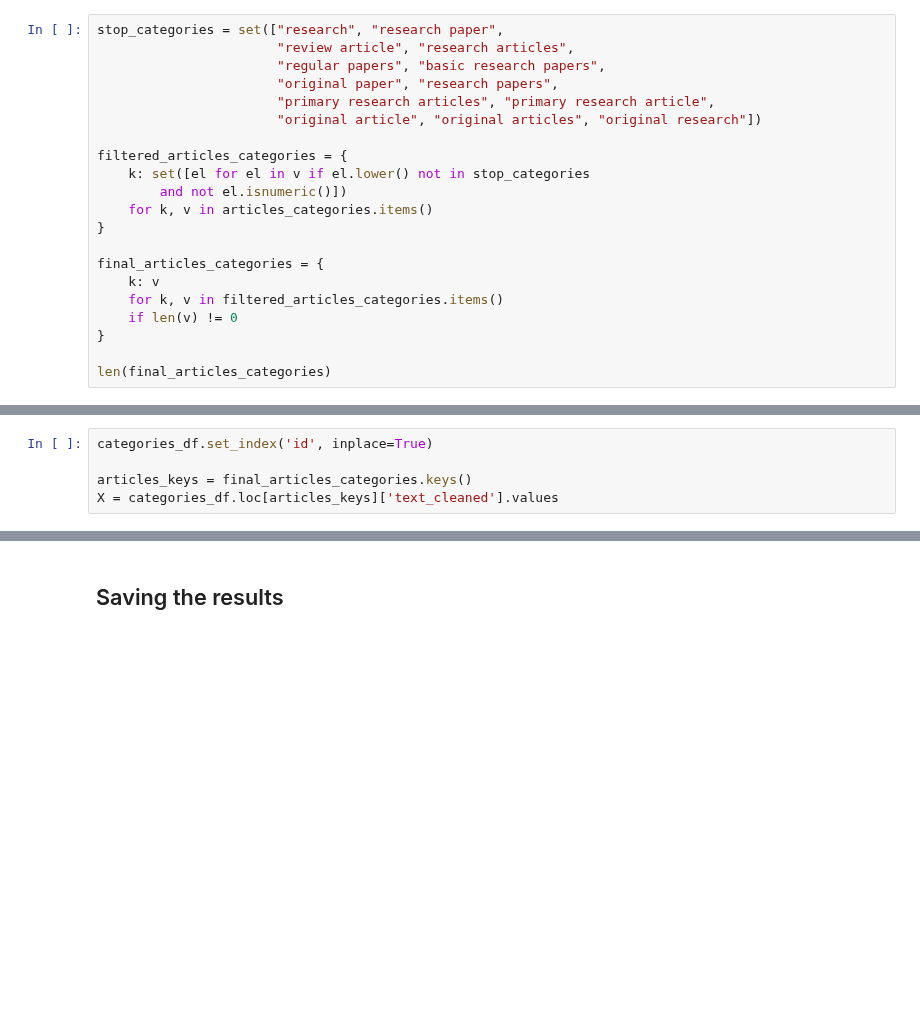
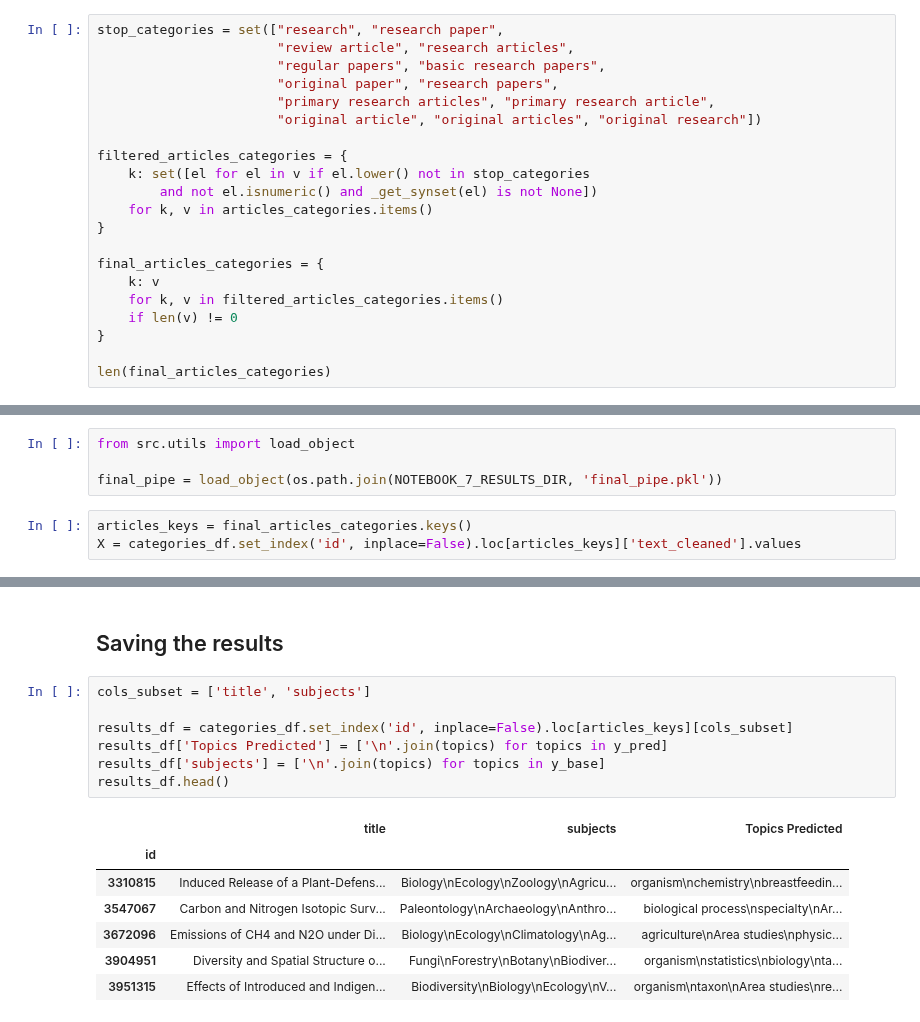
Before and after one commit to weso-edma/hercules-challenge-publications, a Jupyter notebook: notebooks/8_Evaluation.ipynb, the cells around one changed output, grey strips where cells are left out. Drawn from its saved outputs; the diff is of its cells as text; blank space fills up the shorter version.

```diff
--- a/notebooks/8_Evaluation.ipynb
+++ b/notebooks/8_Evaluation.ipynb
@@ -48,7 +57,7 @@ stop_categories = set(["research", "research paper",
 
 filtered_articles_categories = {
     k: set([el for el in v if el.lower() not in stop_categories
-        and not el.isnumeric()])
+        and not el.isnumeric() and _get_synset(el) is not None])
     for k, v in articles_categories.items()
 }
 
@@ -91,8 +114,10 @@ final_articles_categories
+# %%
+from src.utils import load_object
+
+final_pipe = load_object(os.path.join(NOTEBOOK_7_RESULTS_DIR, 'final_pipe.pkl'))
 # %%
-categories_df.set_index('id', inplace=True)
-
 articles_keys = final_articles_categories.keys()
-X = categories_df.loc[articles_keys]['text_cleaned'].values
+X = categories_df.set_index('id', inplace=False).loc[articles_keys]['text_cleaned'].values
 # %%
 y_base = final_articles_categories.values()
 y_pred = final_pipe.transform(X)
@@ -118,2 +180,17 @@ wn.synsets("community_ecology")
 # %% [markdown]
 ## Saving the results
+# %%
+cols_subset = ['title', 'subjects']
+
+results_df = categories_df.set_index('id', inplace=False).loc[articles_keys][cols_subset]
+results_df['Topics Predicted'] = ['\n'.join(topics) for topics in y_pred]
+results_df['subjects'] = ['\n'.join(topics) for topics in y_base]
+results_df.head()
+# %% [output]
+|  | title | subjects | Topics Predicted |
+| id |  |  |  |
+| 3310815 | Induced Release of a Plant-Defens... | Biology\nEcology\nZoology\nAgricu... | organism\nchemistry\nbreastfeedin... |
+| 3547067 | Carbon and Nitrogen Isotopic Surv... | Paleontology\nArchaeology\nAnthro... | biological process\nspecialty\nAr... |
+| 3672096 | Emissions of CH4 and N2O under Di... | Biology\nEcology\nClimatology\nAg... | agriculture\nArea studies\nphysic... |
+| 3904951 | Diversity and Spatial Structure o... | Fungi\nForestry\nBotany\nBiodiver... | organism\nstatistics\nbiology\nta... |
+| 3951315 | Effects of Introduced and Indigen... | Biodiversity\nBiology\nEcology\nV... | organism\ntaxon\nArea studies\nre... |
```
Also changed, not shown: parts of 14 cells of this notebook, 3 other files.
